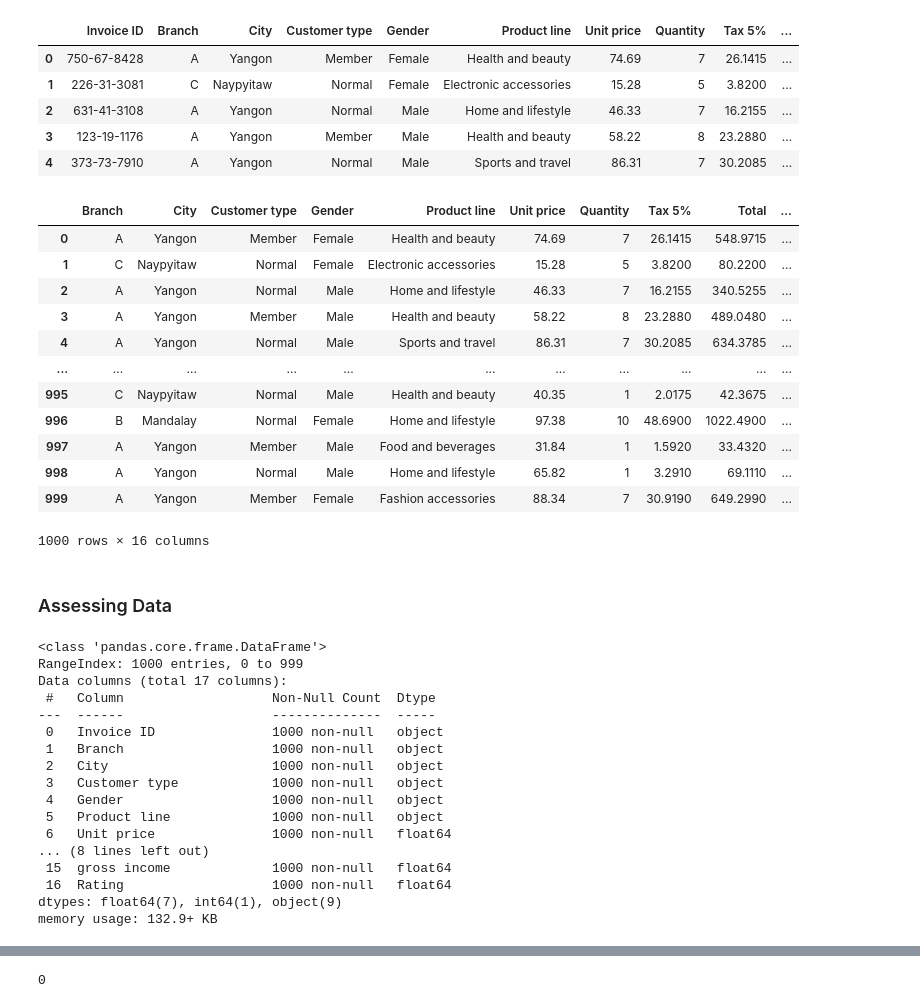
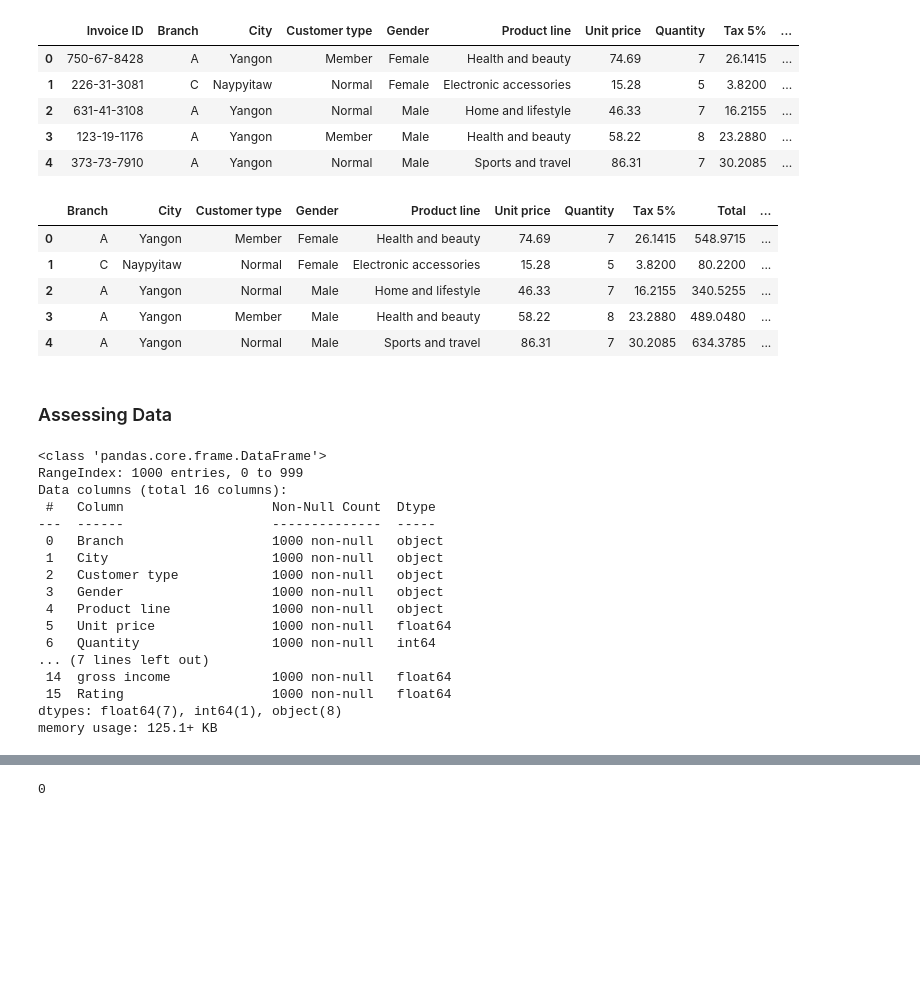
Before and after one commit to njabdullah/DataAnalytics, a Jupyter notebook: SupermarketSales/supermarketsales.ipynb, the cells around one changed output, grey strips where cells are left out. Cells and saved outputs as stored; diff of their text form; code cells hidden in the pictures; blank space fills up the shorter version.

```diff
--- a/SupermarketSales/supermarketsales.ipynb
+++ b/SupermarketSales/supermarketsales.ipynb
@@ -60,21 +45,15 @@ raw_df.head(5)
 | 3 | 123-19-1176 | A | Yangon | Member | Male | Health and beauty | 58.22 | 8 | 23.2880 | ... |
 | 4 | 373-73-7910 | A | Yangon | Normal | Male | Sports and travel | 86.31 | 7 | 30.2085 | ... |
 # %%
-raw_df.drop(columns=['Invoice ID'])
+raw_df = raw_df.drop(columns=['Invoice ID'])
+raw_df.head()
 # %% [output]
 |  | Branch | City | Customer type | Gender | Product line | Unit price | Quantity | Tax 5% | Total | ... |
 | 0 | A | Yangon | Member | Female | Health and beauty | 74.69 | 7 | 26.1415 | 548.9715 | ... |
 | 1 | C | Naypyitaw | Normal | Female | Electronic accessories | 15.28 | 5 | 3.8200 | 80.2200 | ... |
 | 2 | A | Yangon | Normal | Male | Home and lifestyle | 46.33 | 7 | 16.2155 | 340.5255 | ... |
 | 3 | A | Yangon | Member | Male | Health and beauty | 58.22 | 8 | 23.2880 | 489.0480 | ... |
 | 4 | A | Yangon | Normal | Male | Sports and travel | 86.31 | 7 | 30.2085 | 634.3785 | ... |
-| ... | ... | ... | ... | ... | ... | ... | ... | ... | ... | ... |
-| 995 | C | Naypyitaw | Normal | Male | Health and beauty | 40.35 | 1 | 2.0175 | 42.3675 | ... |
-| 996 | B | Mandalay | Normal | Female | Home and lifestyle | 97.38 | 10 | 48.6900 | 1022.4900 | ... |
-| 997 | A | Yangon | Member | Male | Food and beverages | 31.84 | 1 | 1.5920 | 33.4320 | ... |
-| 998 | A | Yangon | Normal | Male | Home and lifestyle | 65.82 | 1 | 3.2910 | 69.1110 | ... |
-| 999 | A | Yangon | Member | Female | Fashion accessories | 88.34 | 7 | 30.9190 | 649.2990 | ... |
-1000 rows × 16 columns
 # %% [markdown]
 ### Assessing Data
 # %%
@@ -82,21 +61,21 @@ raw_df.info()
 # %% [output]
 <class 'pandas.core.frame.DataFrame'>
 RangeIndex: 1000 entries, 0 to 999
-Data columns (total 17 columns):
+Data columns (total 16 columns):
  #   Column                   Non-Null Count  Dtype
 ---  ------                   --------------  -----
- 0   Invoice ID               1000 non-null   object
- 1   Branch                   1000 non-null   object
- 2   City                     1000 non-null   object
- 3   Customer type            1000 non-null   object
- 4   Gender                   1000 non-null   object
- 5   Product line             1000 non-null   object
- 6   Unit price               1000 non-null   float64
-... (8 lines left out)
- 15  gross income             1000 non-null   float64
- 16  Rating                   1000 non-null   float64
-dtypes: float64(7), int64(1), object(9)
-memory usage: 132.9+ KB
+ 0   Branch                   1000 non-null   object
+ 1   City                     1000 non-null   object
+ 2   Customer type            1000 non-null   object
+ 3   Gender                   1000 non-null   object
+ 4   Product line             1000 non-null   object
+ 5   Unit price               1000 non-null   float64
+ 6   Quantity                 1000 non-null   int64
+... (7 lines left out)
+ 14  gross income             1000 non-null   float64
+ 15  Rating                   1000 non-null   float64
+dtypes: float64(7), int64(1), object(8)
+memory usage: 125.1+ KB
 # %%
 raw_df.isnull().sum()
 # %% [output]
```
Also changed, not shown: parts of 17 cells of this notebook, 5 other files.
